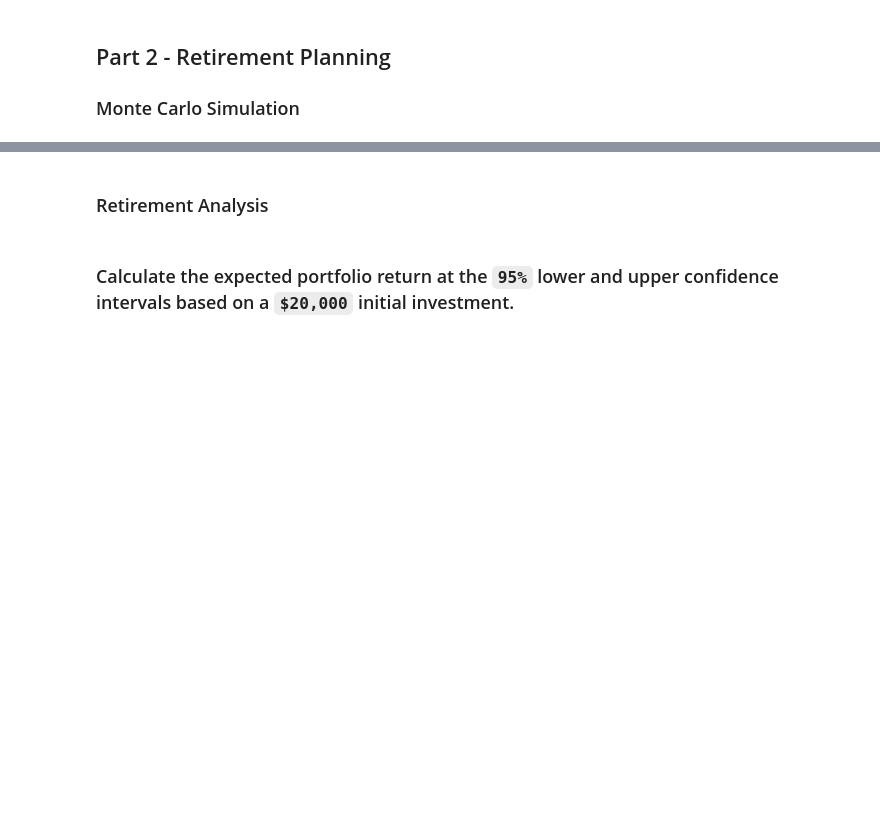
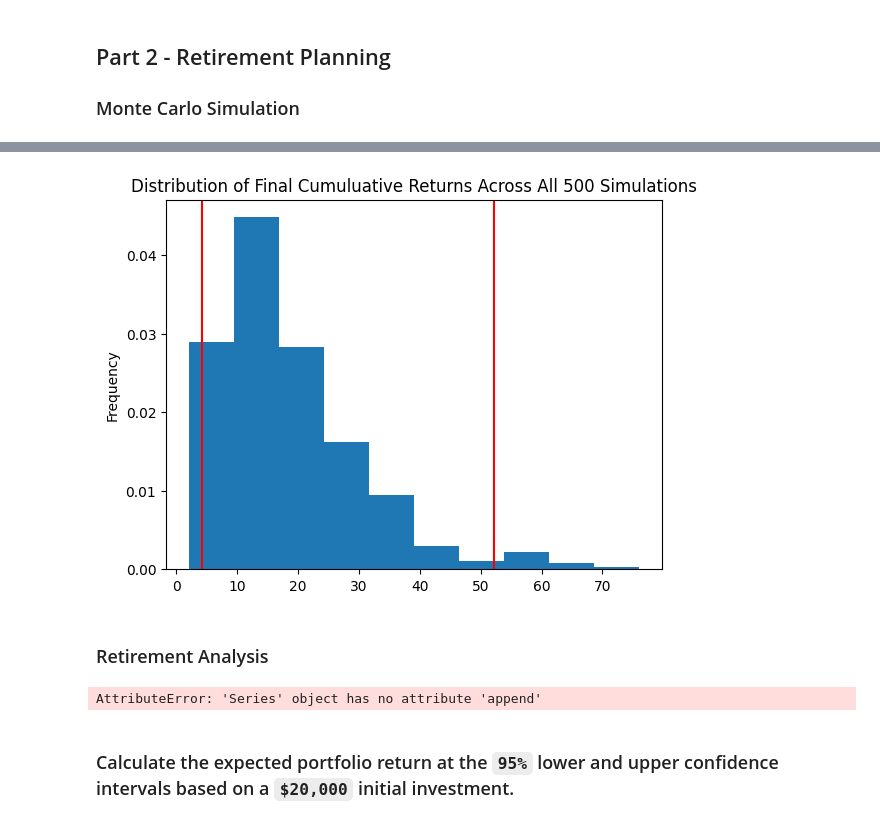
Before and after one commit to Pindainc/Financial_Planning, a Jupyter notebook: financial-planner.ipynb, the cells around one changed output, grey strips where cells are left out. Saved outputs shown, nothing was run; the diff lists cells and outputs as text; code cells hidden in the pictures; blank space fills up the shorter version.

```diff
--- a/financial-planner.ipynb
+++ b/financial-planner.ipynb
@@ -256,14 +287,22 @@ MCSimulation.plot_simulation(df_stock_data)
 # %%
 # Plot probability distribution and confidence intervals
 # YOUR CODE HERE!
+dist_plot = MC_dist.plot_distribution()
+# %% [output]
+[figure, added]
 # %% [markdown]
 ### Retirement Analysis
 # %%
 # Fetch summary statistics from the Monte Carlo simulation results
 # YOUR CODE HERE!
+tbl = MC_dist.summarize_cumulative_return()
+#att_tbl = MC_att.summarize_cumulative_return()
 
 # Print summary statistics
 # YOUR CODE HERE!
+print(tbl)
+# %% [output]
+AttributeError: 'Series' object has no attribute 'append'
 # %% [markdown]
 ### Calculate the expected portfolio return at the `95%` lower and upper confidence intervals based on a `$20,000` initial investment.
 # %%
```
Also changed, not shown: parts of 6 cells of this notebook.
